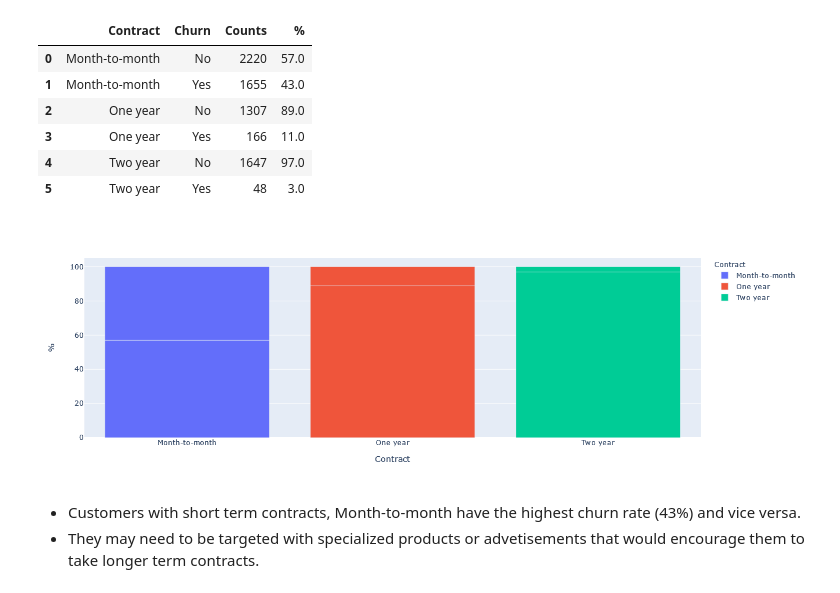
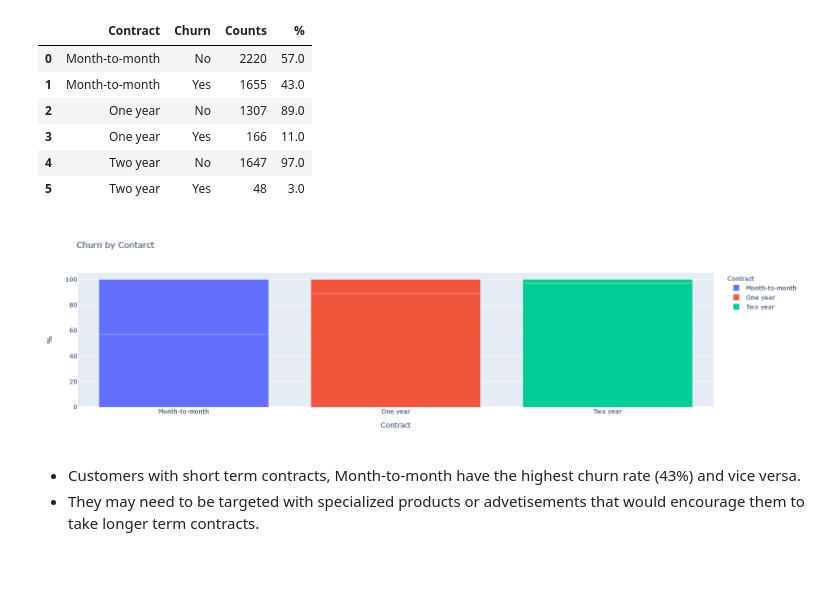
Before and after one commit to sobiero/ads-data-analysis-telco, a Jupyter notebook: data-analysis-telco.ipynb, the cells around one changed output. Cells and saved outputs as stored; diff of their text form; code cells hidden in the pictures; blank space fills up the shorter version.

```diff
--- a/data-analysis-telco.ipynb
+++ b/data-analysis-telco.ipynb
@@ -115,11 +116,13 @@ churn_by_contract
 | 5 | Two year | Yes | 48 | 3.0 |
 # %%
 #churn_by_contract = px.data.medals_wide()
-fig = px.bar(churn_by_contract, x='Contract', y='%', color="Contract")
-#fig.update_layout(barmode='group')
-fig.show();
+#import plotly.graph_objects as go
+fig = px.bar(churn_by_contract, x='Contract', y='%', color="Contract", title="Churn by Contarct")
+#fig = go.Figure(data=[go.Bar(name=churn_by_contract['Churn'].values, x=churn_by_contract['Churn'] , y=churn_by_contract['%'])])
+fig.update_layout(barmode='relative')
+fig.show()
 # %% [output]
-[figure, old version]
+[figure, new version]
 # %% [markdown]
 - Customers with short term contracts, Month-to-month have the highest churn rate (43%) and vice versa.
 - They may need to be targeted with specialized products or advetisements that would encourage them to take longer term contracts.
```
Also changed, not shown: parts of 8 cells of this notebook.
